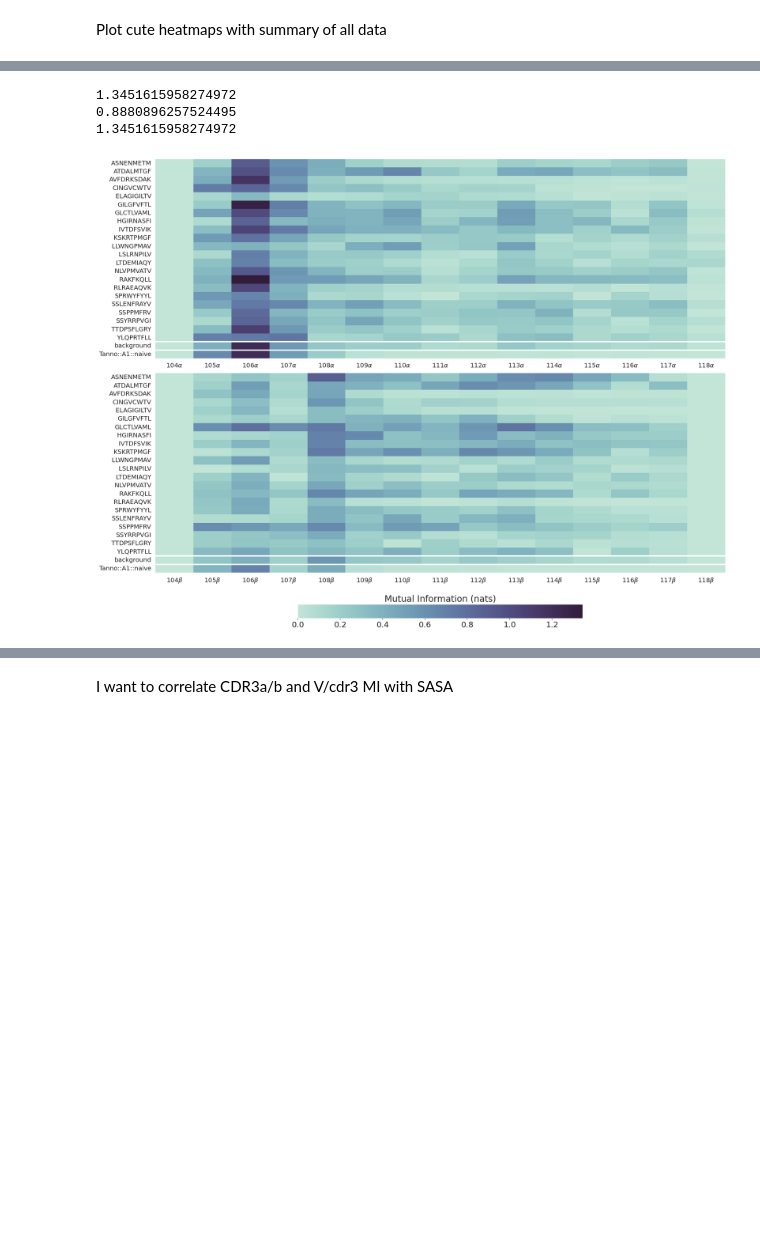
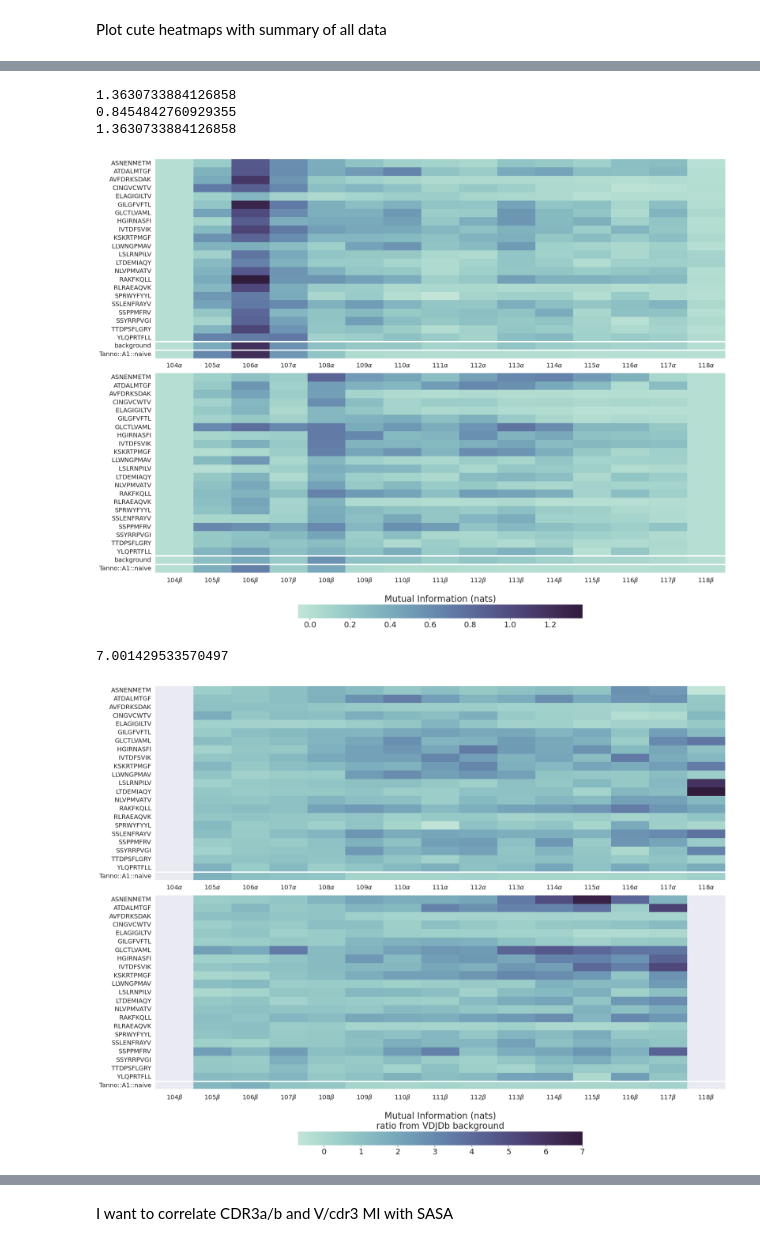
Before and after one commit to mm523/TCRab-pairing, a Jupyter notebook: totalMI/V_to_cdr3_MI.ipynb, the cells around one changed output, grey strips where cells are left out. Saved outputs shown, nothing was run; the diff lists cells and outputs as text; code cells hidden in the pictures; blank space fills up the shorter version.

```diff
--- a/totalMI/V_to_cdr3_MI.ipynb
+++ b/totalMI/V_to_cdr3_MI.ipynb
@@ -7,6 +7,8 @@ import os
 os.chdir('..')
 import functions.myfunctions as mf
 import tidytcells as tt
+# %%
+f2 = 'data/output/figures/'
 # %%
 vdj = pd.read_csv('data/vdj_cleaned_subset_for_MI.csv', index_col = 0)
 vdj = vdj.loc[vdj['Epitope'] != 'KLGGALQAK'] # because too big - takes forever
@@ -36,0 +43,8 @@ shape before tidytcells:  (9691, 37) ; shape after tidytcells:  (9691, 37)
+# %%
+_10x_ref = 'https://www.10xgenomics.com/resources/application-notes/a-new-way-of-exploring-immunity-linking-highly-multiplexed-antigen-recognition-to-immune-repertoire-and-phenotype/#'
+vdj['Reference'] = vdj['Reference'].replace(_10x_ref, '10xGenomics').fillna('unknown')
+
+X = vdj[['Epitope','Reference']].value_counts()
+print(X.shape)
+X = X.loc[X > 2]
+X = X.reset_index()
@@ -80,0 +148,6 @@ for ep in vdj['Epitope'].unique().tolist() + ['background', 'Tanno::A1::naive']:
+# %%
+X0 = corrected_matrices['background'].copy()
+# X0 = X0.astype('float64')
+
+corrected_matrices_FC = {x:corrected_matrices[x] / X0.astype('float64') for x in corrected_matrices}
+print(corrected_matrices_FC['background'])
@@ -125,8 +209,8 @@ Tanno::A1::naive 9.282659142285947
 
 xxs = []
 
-for ep in sorted(vdj['Epitope'].unique().tolist())+ ['background', 'Tanno::A1::naive']:
-    X = corrected_matrices[ep]
+for ep in sorted(vdj['Epitope'].unique().tolist())+ ['Tanno::A1::naive']:
+    X = corrected_matrices_FC[ep]
     print(X)
     mask = np.ones(X.shape,dtype='bool')
     mask[np.tril_indices(X.shape[0])] = False
@@ -193,43 +278,73 @@ epitopes_a = epitopes_a.drop('epitope', axis=1)
 epitopes_a.columns = [str(x) + r'$\alpha$' for x in cdr3_res]
 epitopes_a = epitopes_a.drop([r'112.1$\alpha$', r'111.1$\alpha$', r'112.2$\alpha$', r'111.2$\alpha$'], axis=1)
 
 epitopes_b0 = all_mi.loc[all_mi['pair'] == 'Vb-CDR3b']
 epitopes_b = pd.DataFrame()
 for ep in epitopes_b0['epitope'].unique():
     epdf = epitopes_b0.loc[epitopes_b0['epitope'] == ep]
     diff = epdf.loc[epdf['type'] == 'real'][[c for c in epdf.columns if c not in ['epitope', 'type','pair']]].values - epdf.loc[epdf['type'] == 'shuffle'][[c for c in epdf.columns if c not in ['epitope', 'type','pair']]].values
     diff = pd.DataFrame(diff, index = [ep])
     diff['epitope'] = ep
     epitopes_b = pd.concat([epitopes_b, diff])
 epitopes_b = epitopes_b.drop('epitope', axis=1)
 epitopes_b.columns = [str(x) + r'$\beta$' for x in cdr3_res]
 epitopes_b = epitopes_b.drop([r'112.1$\beta$', r'111.1$\beta$', r'112.2$\beta$', r'111.2$\beta$'], axis=1)
 print(np.nanmax(epitopes_a.values))
 print(np.nanmax(epitopes_b.values))
-vmax = np.nanmax([np.nanmax(epitopes_a.values), np.nanmax(epitopes_b.values)])
-print(vmax)
 
 sns.set()
 sns.set(font_scale=1.3)
 f, axs = plt.subplots(nrows=2, figsize = (20,15), constrained_layout=True)
 
-sns.heatmap(epitopes_a.loc[sorted(vdj['Epitope'].unique().tolist())+ ['background', 'Tanno::A1::naive']],
-            cmap = p, ax = axs[0], cbar=False, vmin=0, vmax=vmax)
-m = sns.heatmap(epitopes_b.loc[sorted(vdj['Epitope'].unique().tolist())+ ['background', 'Tanno::A1::naive']],
-                        cmap = p, ax = axs[1], cbar=False, vmin=0, vmax=vmax)
+a = epitopes_a.copy()
+b = epitopes_b.copy()
+vmax = np.nanmax([np.nanmax(a.values), np.nanmax(b.values)])
+vmin = np.nanmin([np.nanmin(a.values), np.nanmin(b.values)])
+print(vmax)
+
+sns.heatmap(a.loc[sorted(vdj['Epitope'].unique().tolist())+ ['background', 'Tanno::A1::naive']],
+            cmap = p, ax = axs[0], cbar=False, vmin=vmin, vmax=vmax)
+m = sns.heatmap(b.loc[sorted(vdj['Epitope'].unique().tolist())+ ['background', 'Tanno::A1::naive']],
+                        cmap = p, ax = axs[1], cbar=False, vmin=vmin, vmax=vmax)
 axs[0].axhline(22, c='white', ls='-', lw=3)
 axs[0].axhline(23, c='white', ls='-', lw=3)
 axs[1].axhline(22, c='white', ls='-', lw=3)
 axs[1].axhline(23, c='white', ls='-', lw=3)
 cbar = f.colorbar(m.get_children()[0], ax=axs[-1], orientation="horizontal", shrink=0.5)
 cbar.ax.tick_params(labelsize=18, size=3)
 cbar.ax.set_title('Mutual Information (nats)', fontsize=20)
-plt.savefig('figures/MutualInformation_V_cdr3aa.png')
+plt.savefig(f2 + 'MutualInformation_V_cdr3aa.png')
 plt.show()
+
+sns.set()
+sns.set(font_scale=1.3)
+f, axs = plt.subplots(nrows=2, figsize = (20,15), constrained_layout=True)
+
+a = epitopes_a/epitopes_a.loc['background']
+b = epitopes_b/epitopes_b.loc['background']
+vmax = np.nanmax([np.nanmax(a.values), np.nanmax(b.values)])
+vmin = np.nanmin([np.nanmin(a.values), np.nanmin(b.values)])
+print(vmax)
+
+sns.heatmap(a.loc[sorted(vdj['Epitope'].unique().tolist())+ ['Tanno::A1::naive']],
+            cmap = p, ax = axs[0], cbar=False, vmin=vmin, vmax=vmax)
+m = sns.heatmap(b.loc[sorted(vdj['Epitope'].unique().tolist())+ ['Tanno::A1::naive']],
+                        cmap = p, ax = axs[1], cbar=False, vmin=vmin, vmax=vmax)
+axs[0].axhline(22, c='white', ls='-', lw=3)
+axs[0].axhline(23, c='white', ls='-', lw=3)
+axs[1].axhline(22, c='white', ls='-', lw=3)
+axs[1].axhline(23, c='white', ls='-', lw=3)
+cbar = f.colorbar(m.get_children()[0], ax=axs[-1], orientation="horizontal", shrink=0.5)
+cbar.ax.tick_params(labelsize=18, size=3)
+cbar.ax.set_title('Mutual Information (nats)\nratio from VDJDb background', fontsize=20)
+plt.savefig(f2 + 'MutualInformation_V_cdr3aa_FC.png')
+plt.show()
 # %% [output]
-1.3451615958274972
-0.8880896257524495
-1.3451615958274972
+1.3630733884126858
+0.8454842760929355
+1.3630733884126858
-[figure, old version]
+[figure, new version]
+7.001429533570497
+[figure, added]
 # %%
 sns.set(font_scale=5)
```
Also changed, not shown: parts of 31 cells of this notebook, 11 other files.
